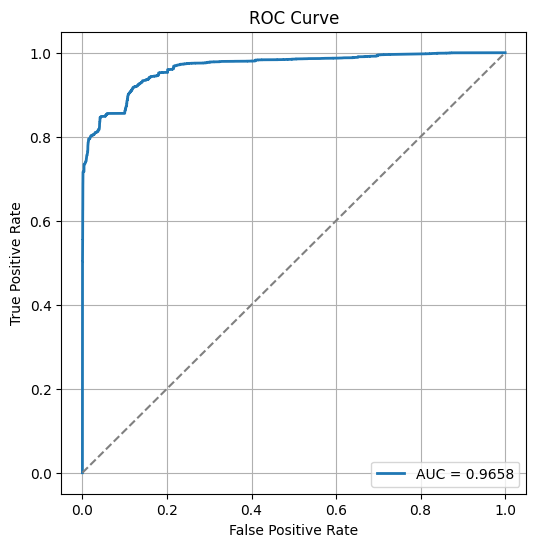
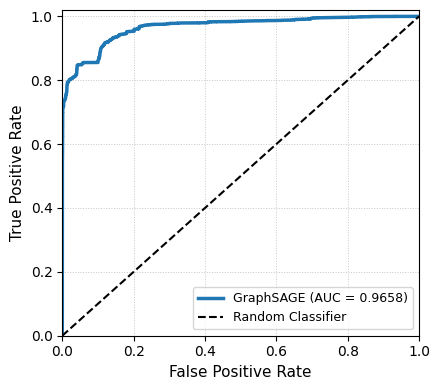
The notebook cell's code change between the first figure and the second:
--- before
+++ after
@@ -6,4 +6,7 @@
 from sklearn.metrics import roc_curve, auc
 
+# ----------------------------
+# Model Inference
+# ----------------------------
 model.eval()
 
@@ -15,18 +18,20 @@
     )
 
-# Keep only flow nodes
+# Flow node predictions only
 flow_logits = logits[:num_flow_nodes]
 
-# Attack probability
+# Probability of Attack class
 attack_prob = torch.softmax(
     flow_logits,
     dim=1
-)[:,1].cpu().numpy()
+)[:, 1].cpu().numpy()
 
-# Ground truth labels (only flow nodes)
+# Ground truth labels
 labels = graph.y[:num_flow_nodes].cpu().numpy()
 
-# ROC
-fpr, tpr, thresholds = roc_curve(
+# ----------------------------
+# ROC & AUC
+# ----------------------------
+fpr, tpr, _ = roc_curve(
     labels,
     attack_prob
@@ -38,25 +43,61 @@
 )
 
-plt.figure(figsize=(6,6))
+# ----------------------------
+# IEEE Style Plot
+# ----------------------------
+plt.figure(figsize=(4.5, 4.0))
 
 plt.plot(
     fpr,
     tpr,
-    lw=2,
-    label=f"AUC = {roc_auc:.4f}"
+    linewidth=2.5,
+    label=f"GraphSAGE (AUC = {roc_auc:.4f})"
 )
 
 plt.plot(
-    [0,1],
-    [0,1],
+    [0, 1],
+    [0, 1],
     linestyle="--",
-    color="gray"
+    linewidth=1.5,
+    color="black",
+    label="Random Classifier"
 )
 
-plt.xlabel("False Positive Rate")
-plt.ylabel("True Positive Rate")
-plt.title("ROC Curve")
-plt.legend(loc="lower right")
-plt.grid(True)
+plt.xlim(0, 1)
+plt.ylim(0, 1.02)
+
+plt.xlabel(
+    "False Positive Rate",
+    fontsize=11
+)
+
+plt.ylabel(
+    "True Positive Rate",
+    fontsize=11
+)
+
+plt.xticks(fontsize=10)
+plt.yticks(fontsize=10)
+
+plt.grid(
+    linestyle=":",
+    linewidth=0.7,
+    alpha=0.7
+)
+
+plt.legend(
+    loc="lower right",
+    fontsize=9,
+    frameon=True
+)
+
+plt.tight_layout()
+
+# Save high-resolution figure
+plt.savefig(
+    "ROC_GraphSAGE.png",
+    dpi=300,
+    bbox_inches="tight"
+)
 
 plt.show()

Commit: Created using Colab